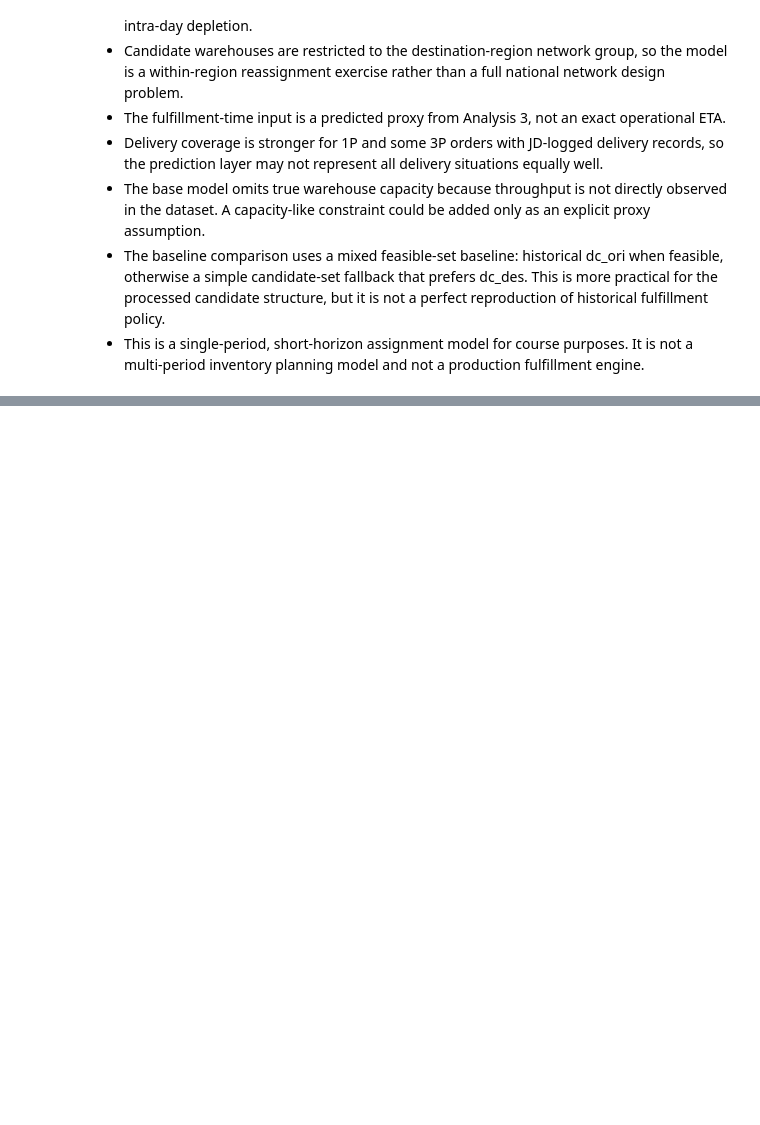
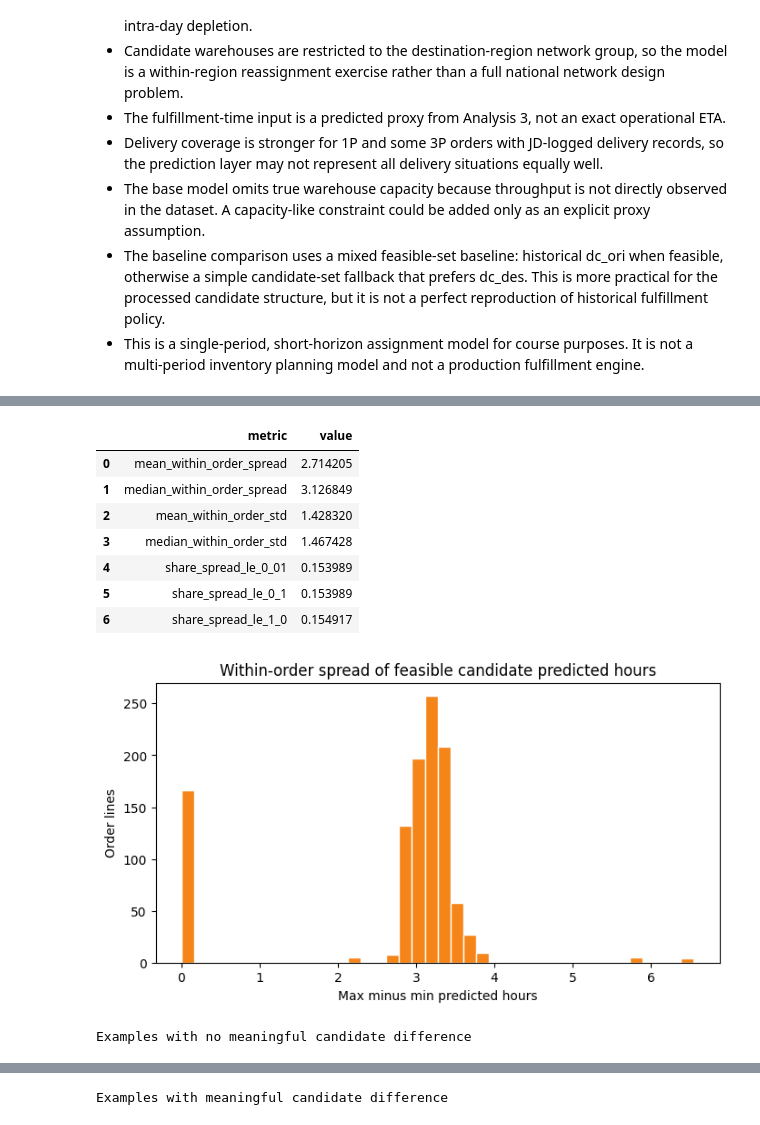
Before and after one commit to albertgaoq-creator/jd-fulfillment-optimization, a Jupyter notebook: notebooks/05_part_c_optimization.ipynb, the cells around one changed output, grey strips where cells are left out. Cells and saved outputs as stored; diff of their text form; code cells hidden in the pictures; blank space fills up the shorter version.

```diff
--- a/notebooks/05_part_c_optimization.ipynb
+++ b/notebooks/05_part_c_optimization.ipynb
@@ -743,0 +983,75 @@ plt.show()
+# %%
+dispersion_df = (
+    optimization_input.groupby("order_line_id", as_index=False)
+    .agg(
+        feasible_candidate_count=("candidate_dc", "nunique"),
+        min_predicted_hours=("predicted_hours_to_delivery", "min"),
+        max_predicted_hours=("predicted_hours_to_delivery", "max"),
+        std_predicted_hours=("predicted_hours_to_delivery", "std"),
+        local_candidate_count=("candidate_remote_flag", lambda s: int((pd.to_numeric(s, errors="coerce") == 0).sum())),
+        remote_candidate_count=("candidate_remote_flag", lambda s: int((pd.to_numeric(s, errors="coerce") == 1).sum())),
+    )
+)
+
+dispersion_df["predicted_hour_spread"] = dispersion_df["max_predicted_hours"] - dispersion_df["min_predicted_hours"]
+dispersion_df["std_predicted_hours"] = dispersion_df["std_predicted_hours"].fillna(0.0)
+
+dispersion_summary = pd.DataFrame(
+    {
+        "metric": [
+            "mean_within_order_spread",
+            "median_within_order_spread",
+            "mean_within_order_std",
+            "median_within_order_std",
+            "share_spread_le_0_01",
+            "share_spread_le_0_1",
+            "share_spread_le_1_0",
+        ],
+        "value": [
+            dispersion_df["predicted_hour_spread"].mean(),
+            dispersion_df["predicted_hour_spread"].median(),
+            dispersion_df["std_predicted_hours"].mean(),
+            dispersion_df["std_predicted_hours"].median(),
+            dispersion_df["predicted_hour_spread"].le(0.01).mean(),
+            dispersion_df["predicted_hour_spread"].le(0.1).mean(),
+            dispersion_df["predicted_hour_spread"].le(1.0).mean(),
+        ],
+    }
+)
+
+display(dispersion_summary)
+
+plt.figure(figsize=(8, 4))
+plt.hist(dispersion_df["predicted_hour_spread"], bins=40, color="#f58518", edgecolor="white")
+plt.title("Within-order spread of feasible candidate predicted hours")
+plt.xlabel("Max minus min predicted hours")
+plt.ylabel("Order lines")
+plt.show()
+
+low_spread_ids = dispersion_df.sort_values(["predicted_hour_spread", "feasible_candidate_count"]).head(5)["order_line_id"]
+high_spread_ids = dispersion_df.sort_values(["predicted_hour_spread", "feasible_candidate_count"], ascending=[False, False]).head(5)["order_line_id"]
+
+print("Examples with no meaningful candidate difference")
+display(
+    optimization_input.loc[optimization_input["order_line_id"].isin(low_spread_ids)]
+    .sort_values(["order_line_id", "predicted_hours_to_delivery", "candidate_dc"])
+    [["order_line_id", "candidate_dc", "dc_des", "dc_ori", "candidate_remote_flag", "predicted_hours_to_delivery"]]
+)
+
+print("Examples with meaningful candidate difference")
+display(
+    optimization_input.loc[optimization_input["order_line_id"].isin(high_spread_ids)]
+    .sort_values(["order_line_id", "predicted_hours_to_delivery", "candidate_dc"])
+    [["order_line_id", "candidate_dc", "dc_des", "dc_ori", "candidate_remote_flag", "predicted_hours_to_delivery"]]
+)
+# %% [output]
+|  | metric | value |
+| 0 | mean_within_order_spread | 2.714205 |
+| 1 | median_within_order_spread | 3.126849 |
+| 2 | mean_within_order_std | 1.428320 |
+| 3 | median_within_order_std | 1.467428 |
+| 4 | share_spread_le_0_01 | 0.153989 |
+| 5 | share_spread_le_0_1 | 0.153989 |
+| 6 | share_spread_le_1_0 | 0.154917 |
+[figure, added]
+Examples with no meaningful candidate difference
@@ -743,0 +1064 @@ plt.show()
+Examples with meaningful candidate difference
```
Also changed, not shown: parts of 23 cells of this notebook, 3 other files.
